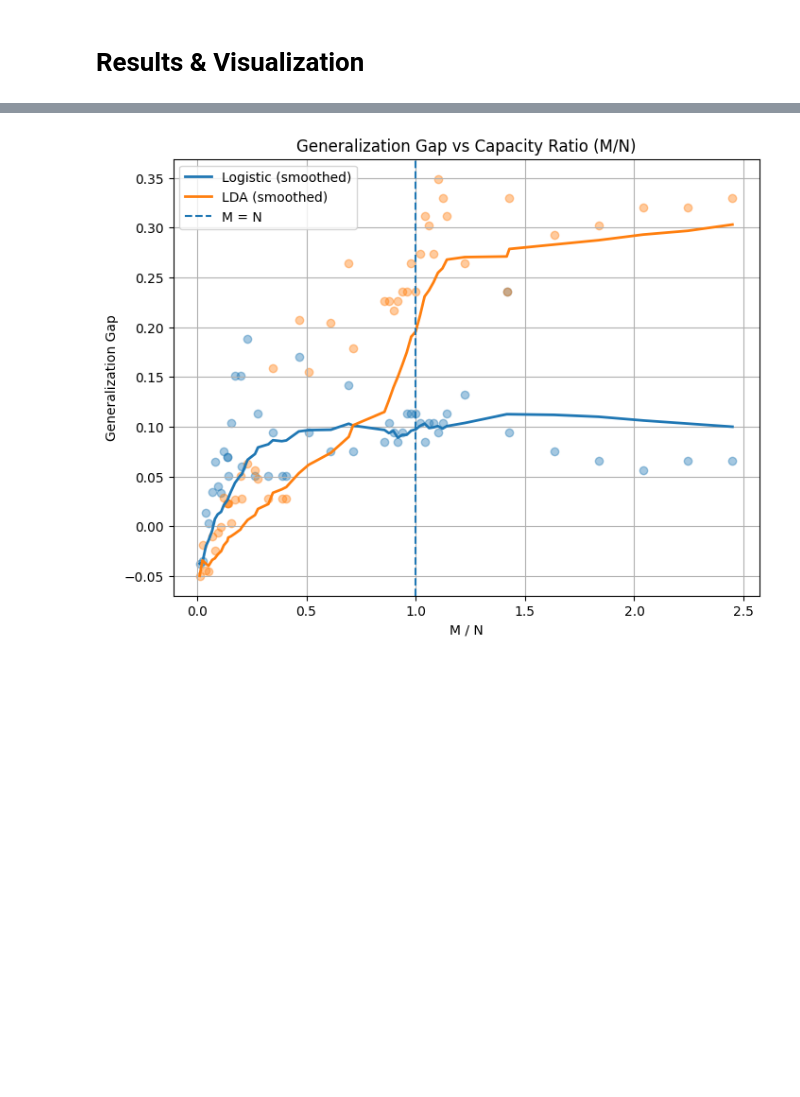
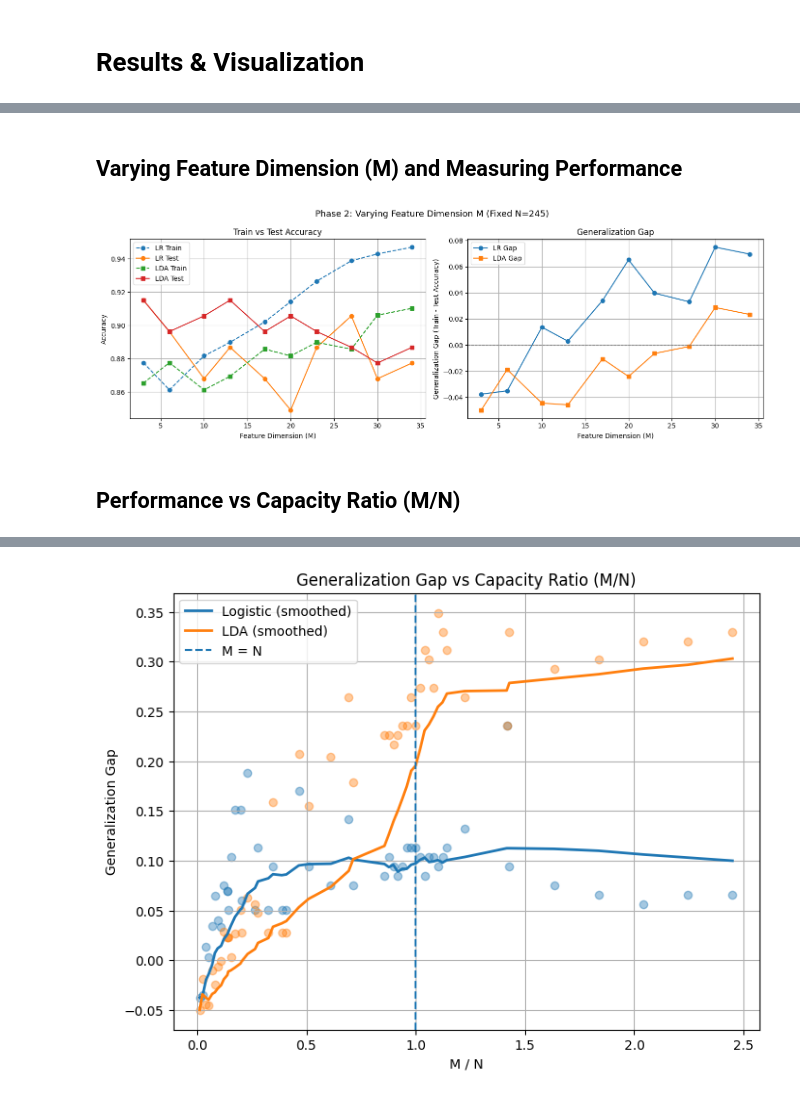
Before and after one commit to DennisWWW/ml-generalization-project, a Jupyter notebook: CS6140_Project.ipynb, the cells around one changed output, grey strips where cells are left out. Cells and saved outputs as stored; diff of their text form; code cells hidden in the pictures; blank space fills up the shorter version.

```diff
--- a/CS6140_Project.ipynb
+++ b/CS6140_Project.ipynb
@@ -408,0 +408,39 @@ plt.show()
+# %% [markdown]
+## Varying Feature Dimension (M) and Measuring Performance
+# %%
+# ─────────────────────────────────────────────────────────────
+# PLOT2: Varying Feature Dimension M (Fixed N=245)
+# ─────────────────────────────────────────────────────────────
+
+fig, axes = plt.subplots(1, 2, figsize=(14, 5))
+fig.suptitle("Phase 2: Varying Feature Dimension M (Fixed N=245)", fontsize=13)
+
+# --- Accuracy ---
+ax = axes[0]
+ax.plot(df_m["M"], df_m["lr_train_acc"], linestyle="--", marker="o", label="LR Train")
+ax.plot(df_m["M"], df_m["lr_test_acc"],  linestyle="-",  marker="o", label="LR Test")
+ax.plot(df_m["M"], df_m["lda_train_acc"], linestyle="--", marker="s", label="LDA Train")
+ax.plot(df_m["M"], df_m["lda_test_acc"],  linestyle="-",  marker="s", label="LDA Test")
+ax.set_xlabel("Feature Dimension (M)")
+ax.set_ylabel("Accuracy")
+ax.set_title("Train vs Test Accuracy")
+ax.legend()
+ax.grid(True)
+
+# --- Generalization Gap ---
+ax = axes[1]
+ax.plot(df_m["M"], df_m["lr_gap"],  linestyle="-", marker="o", label="LR Gap")
+ax.plot(df_m["M"], df_m["lda_gap"], linestyle="-", marker="s", label="LDA Gap")
+ax.axhline(y=0, linestyle="--", color="gray", linewidth=1)
+ax.set_xlabel("Feature Dimension (M)")
+ax.set_ylabel("Generalization Gap (Train - Test Accuracy)")
+ax.set_title("Generalization Gap")
+ax.legend()
+ax.grid(True)
+
+plt.tight_layout()
+plt.show()
+# %% [output]
+[figure, added]
+# %% [markdown]
+## Performance vs Capacity Ratio (M/N)
```
Also changed, not shown: parts of 14 cells of this notebook.
